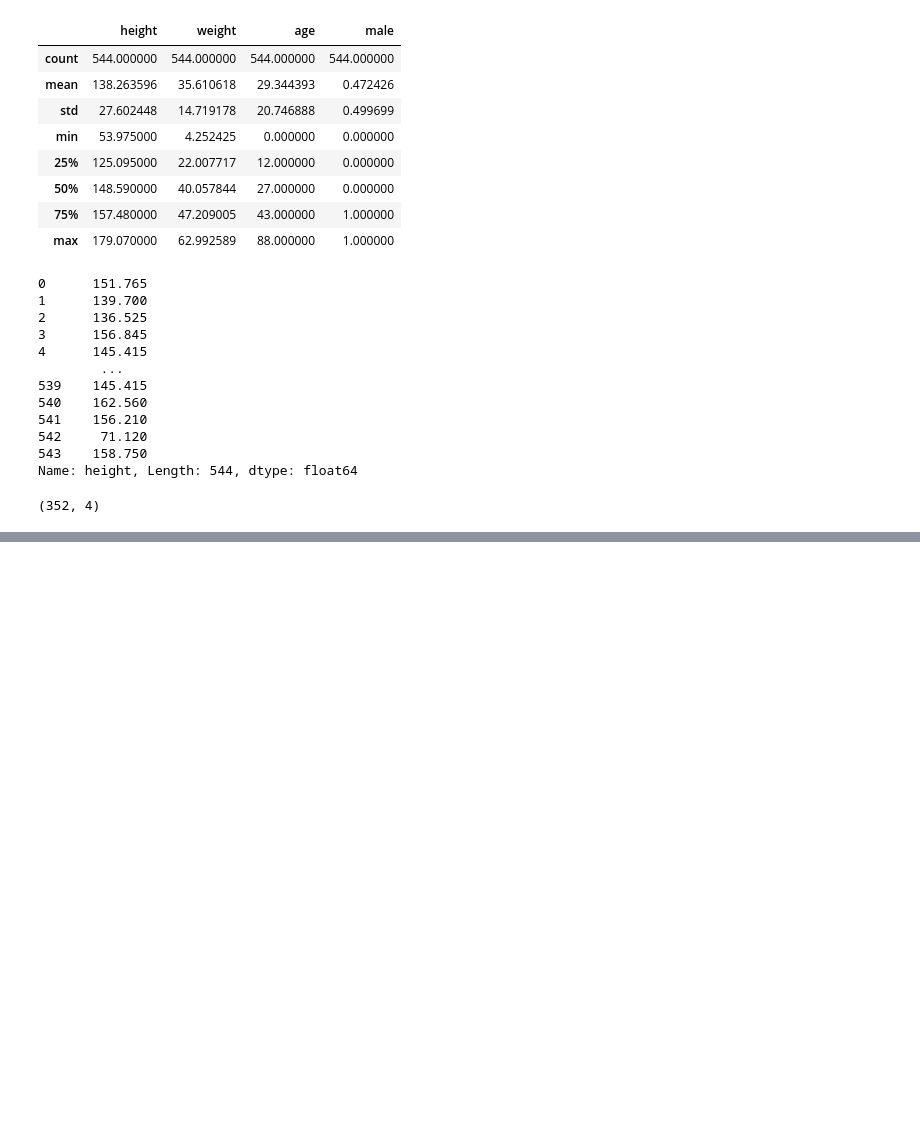
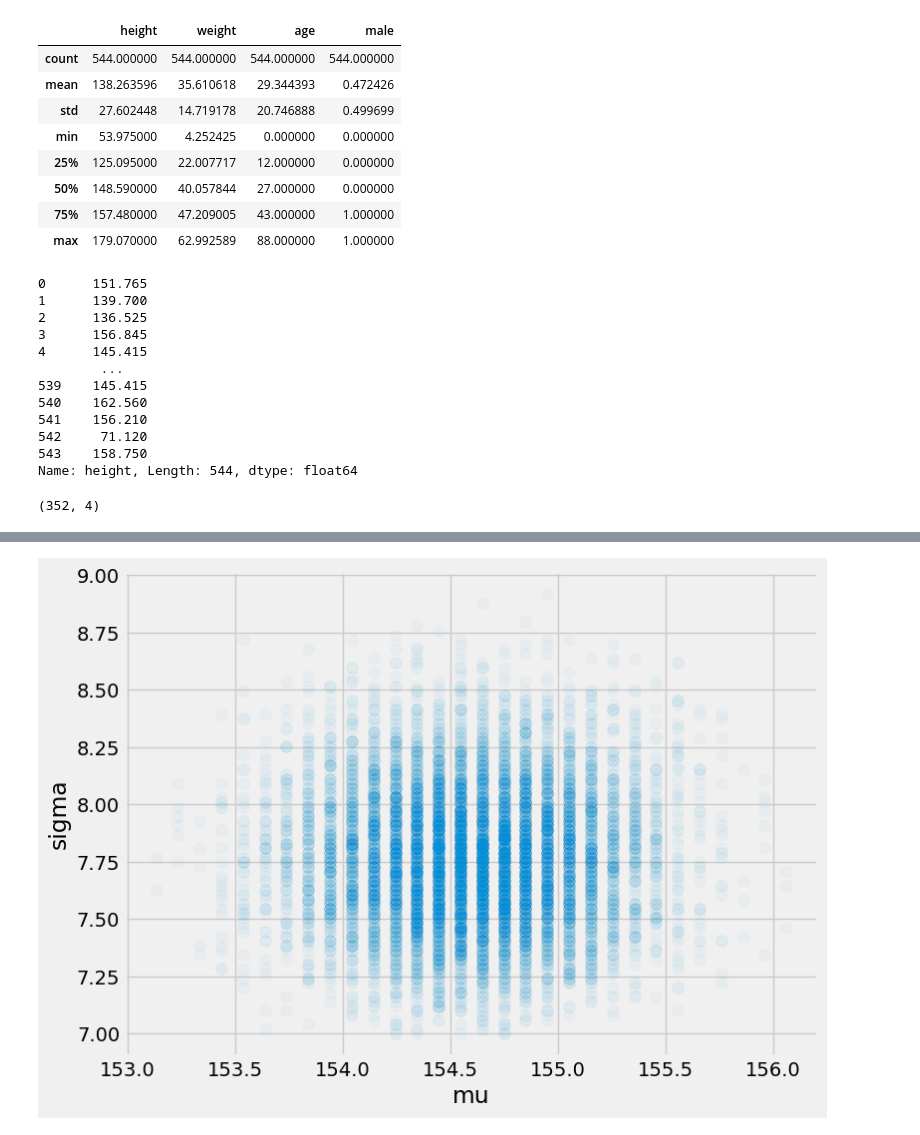
Before and after one commit to sushmit86/Statiistical_rethinking_jax, a Jupyter notebook: sushmit_04_geocentric_models.ipynb, the cells around one changed output, grey strips where cells are left out. Drawn from its saved outputs; the diff is of its cells as text; code cells hidden in the pictures; blank space fills up the shorter version.

```diff
--- a/sushmit_04_geocentric_models.ipynb
+++ b/sushmit_04_geocentric_models.ipynb
@@ -141,0 +207,13 @@ fig.show()
+# %%
+#@title 4.19 - 4.20
+df = pd.DataFrame({'mu':mu.reshape(-1,),
+                   'sigma':sigma.reshape(-1,),
+                   'prob':LL_prob.reshape(-1,)})
+df_samples= df.sample(n=10000,replace = True,axis =0,weights = 'prob',random_state=1)
+fig,axs = plt.subplots(1,1,figsize = (8,6))
+axs.scatter(df_samples.mu, df_samples.sigma, s=70, alpha=0.03)
+axs.set_xlabel('mu')
+axs.set_ylabel('sigma')
+fig.show()
+# %% [output]
+[figure, added]
```
Also changed, not shown: parts of 9 cells of this notebook.
